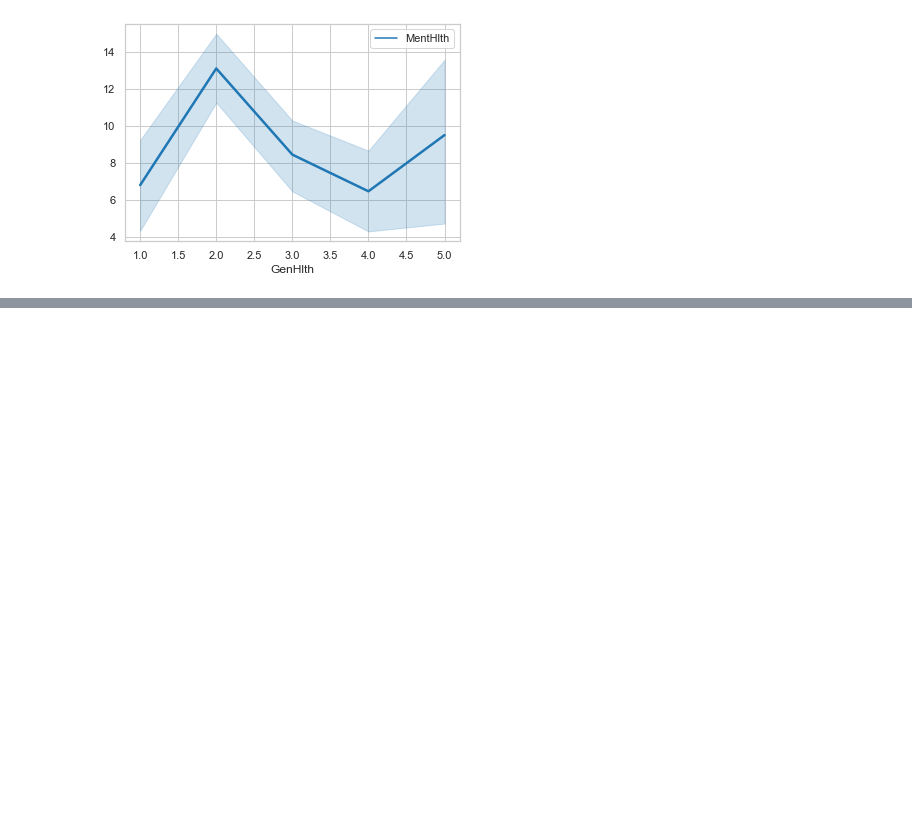
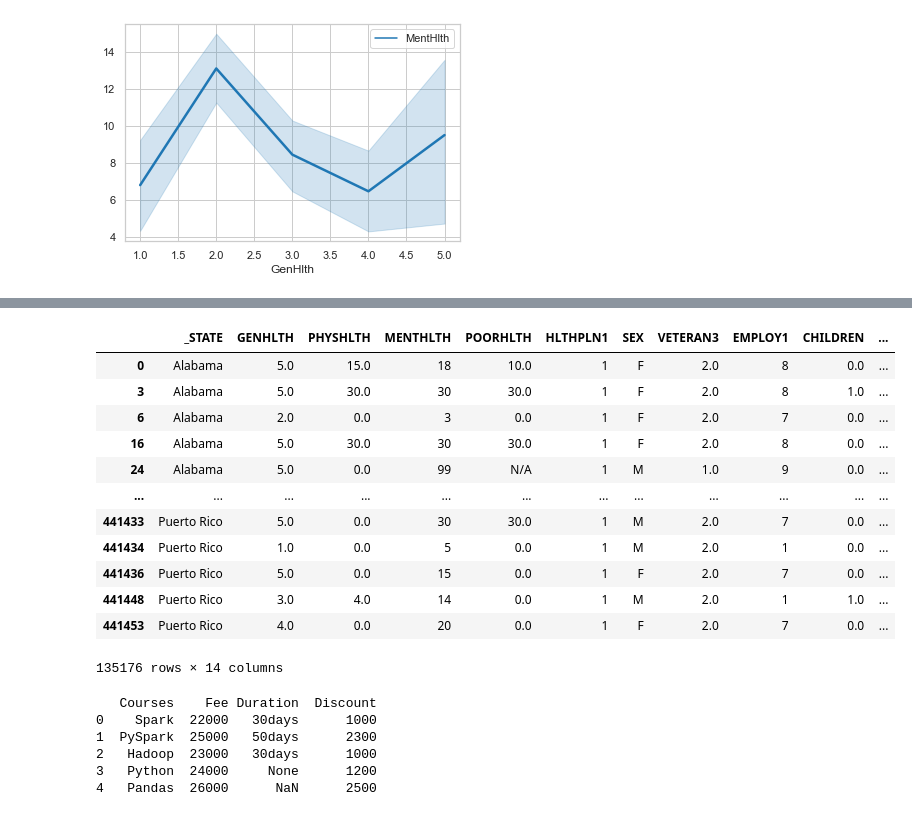
Before and after one commit to UC-Healthcare/Healthcare_Analysis, a Jupyter notebook: Analysis_visuals.ipynb, the cells around one changed output, grey strips where cells are left out. Cells and saved outputs as stored; diff of their text form; code cells hidden in the pictures; blank space fills up the shorter version.

```diff
--- a/Analysis_visuals.ipynb
+++ b/Analysis_visuals.ipynb
@@ -98,0 +173,36 @@ sns.lineplot(data=data, palette='tab10', linewidth=2.5)
+# %%
+# replace state numbers with names
+
+state_df = clean_df.replace({'_STATE': states})
+
+state_df
+# %% [output]
+|  | _STATE | GENHLTH | PHYSHLTH | MENTHLTH | POORHLTH | HLTHPLN1 | SEX | VETERAN3 | EMPLOY1 | CHILDREN | ... |
+| 0 | Alabama | 5.0 | 15.0 | 18 | 10.0 | 1 | F | 2.0 | 8 | 0.0 | ... |
+| 3 | Alabama | 5.0 | 30.0 | 30 | 30.0 | 1 | F | 2.0 | 8 | 1.0 | ... |
+| 6 | Alabama | 2.0 | 0.0 | 3 | 0.0 | 1 | F | 2.0 | 7 | 0.0 | ... |
+| 16 | Alabama | 5.0 | 30.0 | 30 | 30.0 | 1 | F | 2.0 | 8 | 0.0 | ... |
+| 24 | Alabama | 5.0 | 0.0 | 99 | N/A | 1 | M | 1.0 | 9 | 0.0 | ... |
+| ... | ... | ... | ... | ... | ... | ... | ... | ... | ... | ... | ... |
+| 441433 | Puerto Rico | 5.0 | 0.0 | 30 | 30.0 | 1 | M | 2.0 | 7 | 0.0 | ... |
+| 441434 | Puerto Rico | 1.0 | 0.0 | 5 | 0.0 | 1 | M | 2.0 | 1 | 0.0 | ... |
+| 441436 | Puerto Rico | 5.0 | 0.0 | 15 | 0.0 | 1 | F | 2.0 | 7 | 0.0 | ... |
+| 441448 | Puerto Rico | 3.0 | 4.0 | 14 | 0.0 | 1 | M | 2.0 | 1 | 1.0 | ... |
+| 441453 | Puerto Rico | 4.0 | 0.0 | 20 | 0.0 | 1 | F | 2.0 | 7 | 0.0 | ... |
+135176 rows × 14 columns
+# %%
+technologies= {
+    'Courses':["Spark","PySpark","Hadoop","Python","Pandas"],
+    'Fee' :[22000,25000,23000,24000,26000],
+    'Duration':['30days','50days','30days', None,np.nan],
+    'Discount':[1000,2300,1000,1200,2500]
+          }
+df = pd.DataFrame(technologies)
+print(df)
+# %% [output]
+   Courses    Fee Duration  Discount
+0    Spark  22000   30days      1000
+1  PySpark  25000   50days      2300
+2   Hadoop  23000   30days      1000
+3   Python  24000     None      1200
+4   Pandas  26000      NaN      2500
```
Also changed, not shown: parts of 9 cells of this notebook.
